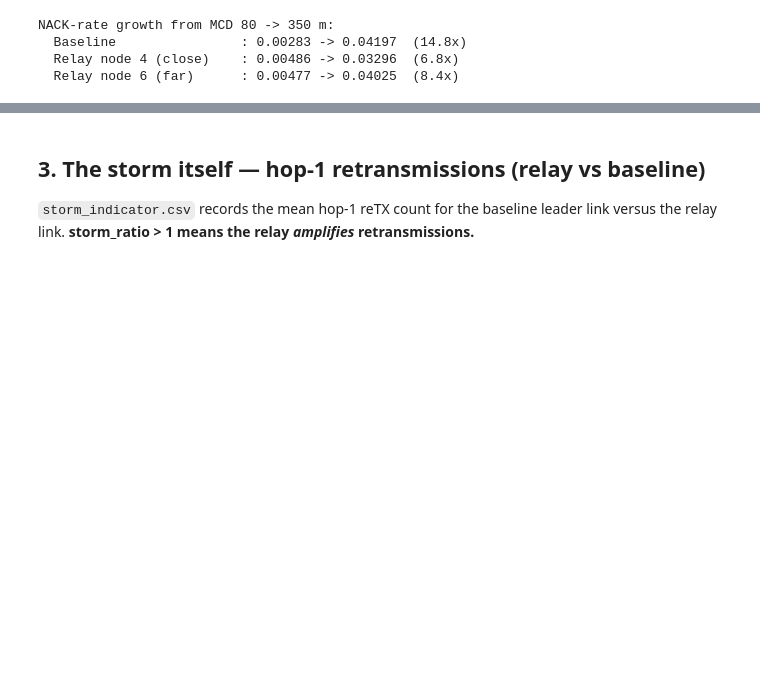
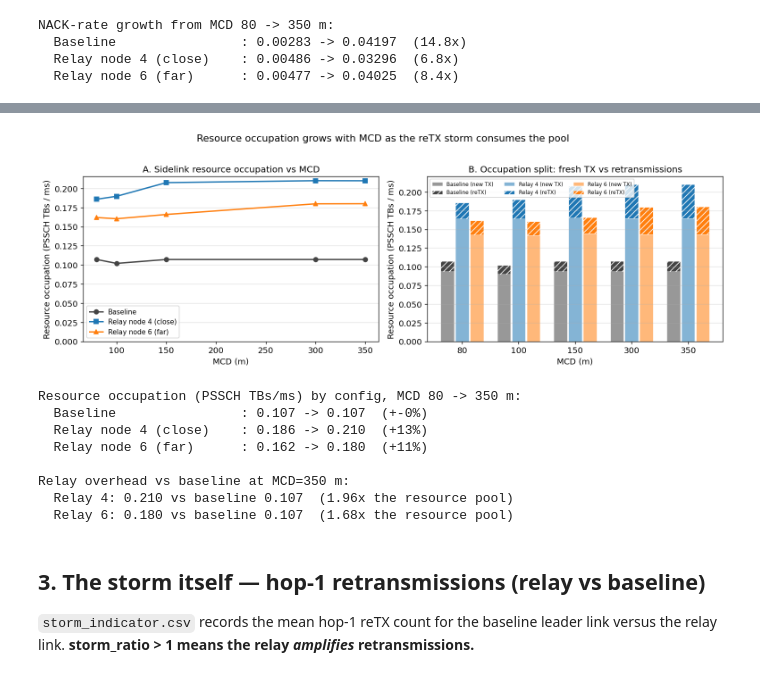
Before and after one commit to 0had0/groupcast-adaptation-ns3, a Jupyter notebook: scratch_overlay/relay_storm_eval/analysis.ipynb, the cells around one changed output, grey strips where cells are left out. Saved outputs shown, nothing was run; the diff lists cells and outputs as text; code cells hidden in the pictures; blank space fills up the shorter version.

```diff
--- a/scratch_overlay/relay_storm_eval/analysis.ipynb
+++ b/scratch_overlay/relay_storm_eval/analysis.ipynb
@@ -178,3 +189,62 @@ NACK-rate growth from MCD 80 -> 350 m:
+# %%
+fig2b, (axA, axB) = plt.subplots(1, 2, figsize=(13, 4.4))
+
+# A. Absolute resource occupation vs MCD
+for key,df in [('b',baseline),('r4',relay4),('r6',relay6)]:
+    m = vs_mcd(df, 'ch_occupancy_agg_mean')
+    axA.plot(MCDS, m.values, marker=MRK[key], color=CLR[key],
+             linewidth=1.8, markersize=6, label=LBL[key])
+axA.set_xlabel('MCD (m)'); axA.set_ylabel('Resource occupation (PSSCH TBs / ms)')
+axA.set_title('A. Sidelink resource occupation vs MCD')
+axA.set_ylim(bottom=0); axA.yaxis.grid(True, alpha=0.35); axA.legend()
+
+# B. Decompose occupation into new-TX vs reTX share (stacked) for each config at each MCD
+x = np.arange(len(MCDS)); w = 0.26
+for i,(key,df,name) in enumerate([('b',baseline,'Baseline'),
+                                  ('r4',relay4,'Relay 4'),
+                                  ('r6',relay6,'Relay 6')]):
+    occ   = vs_mcd(df, 'ch_occupancy_agg_mean').values
+    sr    = vs_mcd(df, 'storm_ratio_agg_mean').values
+    retx_share = occ * sr / (1.0 + sr)           # TBs/ms spent on retransmissions
+    new_share  = occ - retx_share                # TBs/ms spent on fresh data
+    off = x + (i-1)*w
+    axB.bar(off, new_share,  w*0.9, color=CLR[key], alpha=0.55,
+            edgecolor='white', linewidth=0.4,
+            label=f'{name} (new TX)' )
+    axB.bar(off, retx_share, w*0.9, bottom=new_share, color=CLR[key], alpha=1.0,
+            hatch='///', edgecolor='white', linewidth=0.4,
+            label=f'{name} (reTX)')
+axB.set_xticks(x); axB.set_xticklabels(MCDS)
+axB.set_xlabel('MCD (m)'); axB.set_ylabel('Resource occupation (PSSCH TBs / ms)')
+axB.set_title('B. Occupation split: fresh TX vs retransmissions')
+axB.yaxis.grid(True, alpha=0.35)
+axB.legend(fontsize=7, ncol=3, loc='upper left')
+fig2b.suptitle('Resource occupation grows with MCD as the reTX storm consumes the pool', y=1.02)
+fig2b.tight_layout()
+fig2b.savefig(RESULTS / 'fig2b_resource_occupation.pdf')
+fig2b.savefig(RESULTS / 'fig2b_resource_occupation.png')
+plt.show()
+
+print('Resource occupation (PSSCH TBs/ms) by config, MCD 80 -> 350 m:')
+for key,df in [('b',baseline),('r4',relay4),('r6',relay6)]:
+    v = vs_mcd(df, 'ch_occupancy_agg_mean')
+    print(f'  {LBL[key]:24s}: {v.loc[80]:.3f} -> {v.loc[350]:.3f}  '
+          f'(+{(v.loc[350]/v.loc[80]-1)*100:.0f}%)')
+print('\nRelay overhead vs baseline at MCD=350 m:')
+b350 = vs_mcd(baseline,'ch_occupancy_agg_mean').loc[350]
+for key,df,name in [('r4',relay4,'Relay 4'),('r6',relay6,'Relay 6')]:
+    v = vs_mcd(df,'ch_occupancy_agg_mean').loc[350]
+    print(f'  {name}: {v:.3f} vs baseline {b350:.3f}  ({v/b350:.2f}x the resource pool)')
+# %% [output]
+[figure, added]
+Resource occupation (PSSCH TBs/ms) by config, MCD 80 -> 350 m:
+  Baseline                : 0.107 -> 0.107  (+-0%)
+  Relay node 4 (close)    : 0.186 -> 0.210  (+13%)
+  Relay node 6 (far)      : 0.162 -> 0.180  (+11%)
+
+Relay overhead vs baseline at MCD=350 m:
+  Relay 4: 0.210 vs baseline 0.107  (1.96x the resource pool)
+  Relay 6: 0.180 vs baseline 0.107  (1.68x the resource pool)
 # %% [markdown]
 ## 3. The storm itself — hop-1 retransmissions (relay vs baseline)
 
```
Also changed, not shown: parts of 2 cells of this notebook, 4 other files.
